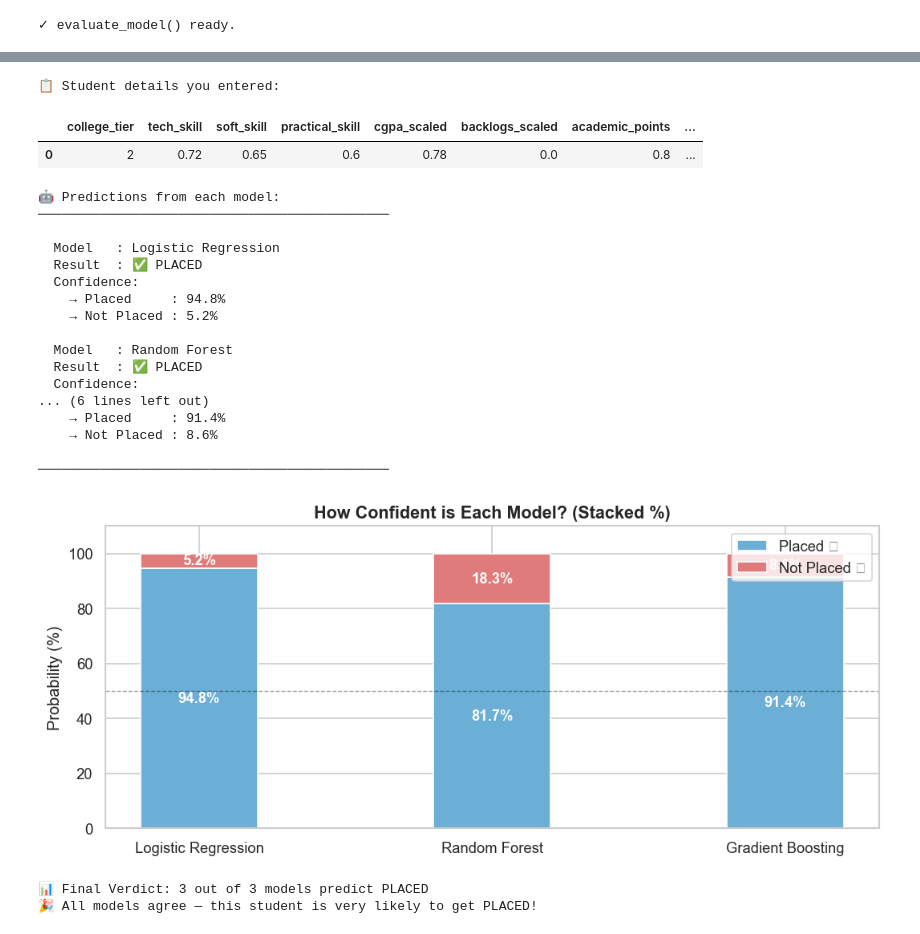
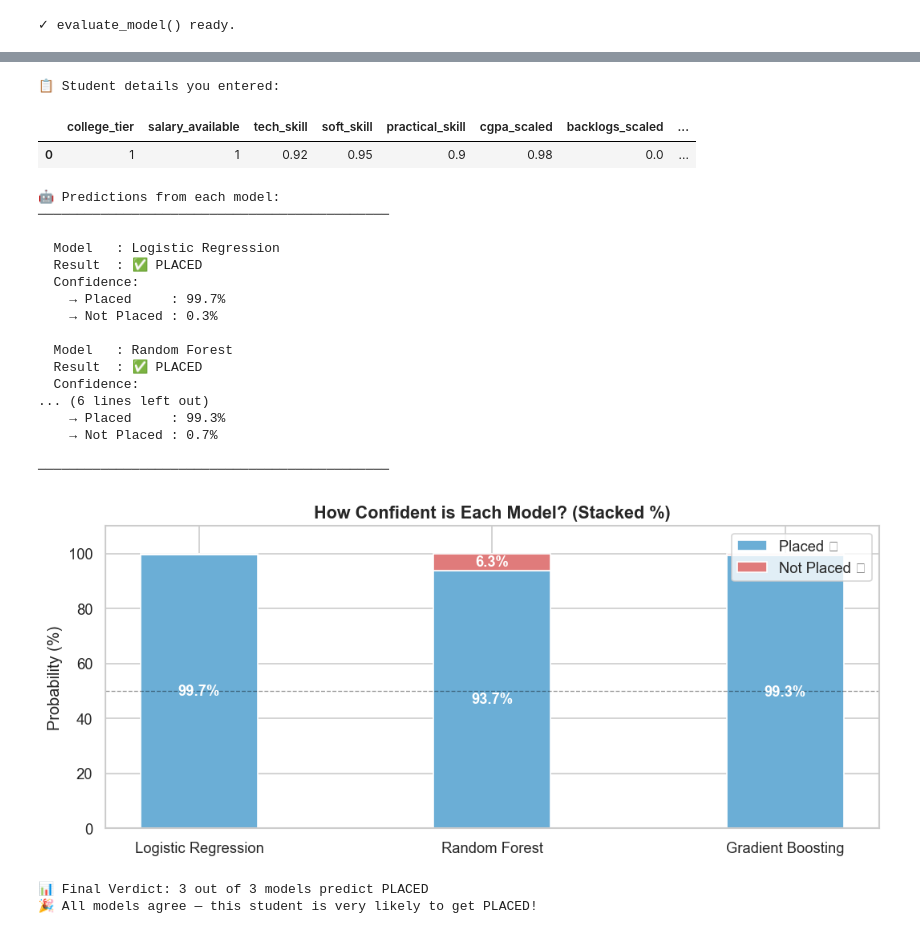
Before and after one commit to Superkai017/student_placement_prediction, a Jupyter notebook: Training/train.ipynb, the cells around one changed output, grey strips where cells are left out. Cells and saved outputs as stored; diff of their text form; code cells hidden in the pictures.

```diff
--- a/Training/train.ipynb
+++ b/Training/train.ipynb
@@ -214,0 +229,24 @@ print("    ✓ Done  — expected accuracy ~77%")
+# %%
+# ── Bonus: Try XGBoost if available ──────────────────────────────
+try:
+    from xgboost import XGBClassifier
+
+    print("[4] Training XGBoost ...")
+    xgb = XGBClassifier(
+        n_estimators     = 200,
+        max_depth        = 9,
+        learning_rate    = 0.08,
+        subsample        = 0.8,
+        colsample_bytree = 0.8,
+        use_label_encoder= False,
+        eval_metric      = "logloss",
+        random_state     = RANDOM_STATE
+    )
+    xgb.fit(X_train, y_train)
+    print(f"    Done — Accuracy: {xgb.score(X_test, y_test)*100:.2f}%")
+
+    # Add to models dict if already defined
+
+
+except ImportError:
+    print("XGBoost not installed — run:  pip install xgboost")
@@ -378,13 +420,14 @@ plt.show()
 
 
 my_student = {
-    "college_tier"    : 2,
-    "tech_skill"      : 0.72,
-    "soft_skill"      : 0.65,
-    "practical_skill" : 0.60,
-    "cgpa_scaled"     : 0.78,
+    "college_tier"    : 1,
+    'salary_available': 1,
+    "tech_skill"      : 0.92,
+    "soft_skill"      : 0.95,
+    "practical_skill" : 0.90,
+    "cgpa_scaled"     : 0.98,
     "backlogs_scaled" : 0.0,
-    "academic_points" : 0.80,
+    "academic_points" : 0.90,
     "branch_CSE"      : 0,
     "branch_Chemical" : 0,
     "branch_ECE"      : 0,
@@ -468,39 +511,39 @@ plt.show()
 votes_placed = sum(
     1 for n, m in models_dict.items()
     if m.predict(student_scaled)[0] == 1
 )
 
 print(f"\n📊 Final Verdict: {votes_placed} out of 3 models predict PLACED")
 
 if votes_placed == 3:
     print("🎉 All models agree — this student is very likely to get PLACED!")
 elif votes_placed == 2:
     print("👍 Majority says PLACED — good chances for this student.")
 elif votes_placed == 1:
     print("😐 Only 1 model says PLACED — chances are uncertain.")
 else:
     print("😟 All models agree — this student is unlikely to be placed.")
 # %% [output]
 📋 Student details you entered:
-|  | college_tier | tech_skill | soft_skill | practical_skill | cgpa_scaled | backlogs_scaled | academic_points | ... |
-| 0 | 2 | 0.72 | 0.65 | 0.6 | 0.78 | 0.0 | 0.8 | ... |
+|  | college_tier | salary_available | tech_skill | soft_skill | practical_skill | cgpa_scaled | backlogs_scaled | ... |
+| 0 | 1 | 1 | 0.92 | 0.95 | 0.9 | 0.98 | 0.0 | ... |
 🤖 Predictions from each model:
 ─────────────────────────────────────────────
 
   Model   : Logistic Regression
   Result  : ✅ PLACED
   Confidence:
-    → Placed     : 94.8%
-    → Not Placed : 5.2%
+    → Placed     : 99.7%
+    → Not Placed : 0.3%
 
   Model   : Random Forest
   Result  : ✅ PLACED
   Confidence:
 ... (6 lines left out)
-    → Placed     : 91.4%
-    → Not Placed : 8.6%
+    → Placed     : 99.3%
+    → Not Placed : 0.7%
 
 ─────────────────────────────────────────────
-[figure, old version]
+[figure, new version]
 📊 Final Verdict: 3 out of 3 models predict PLACED
 🎉 All models agree — this student is very likely to get PLACED!
```
Also changed, not shown: parts of 10 cells of this notebook.
